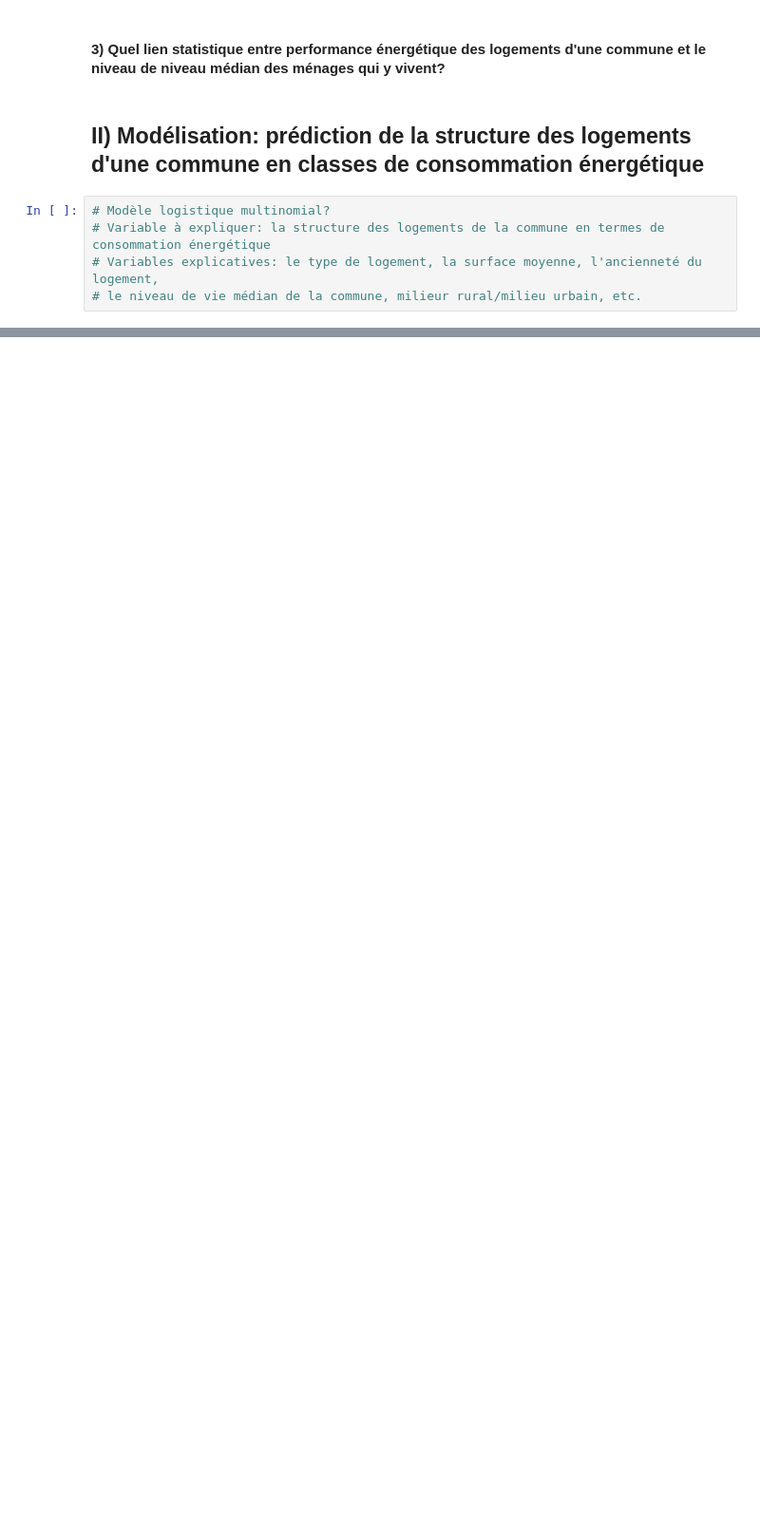
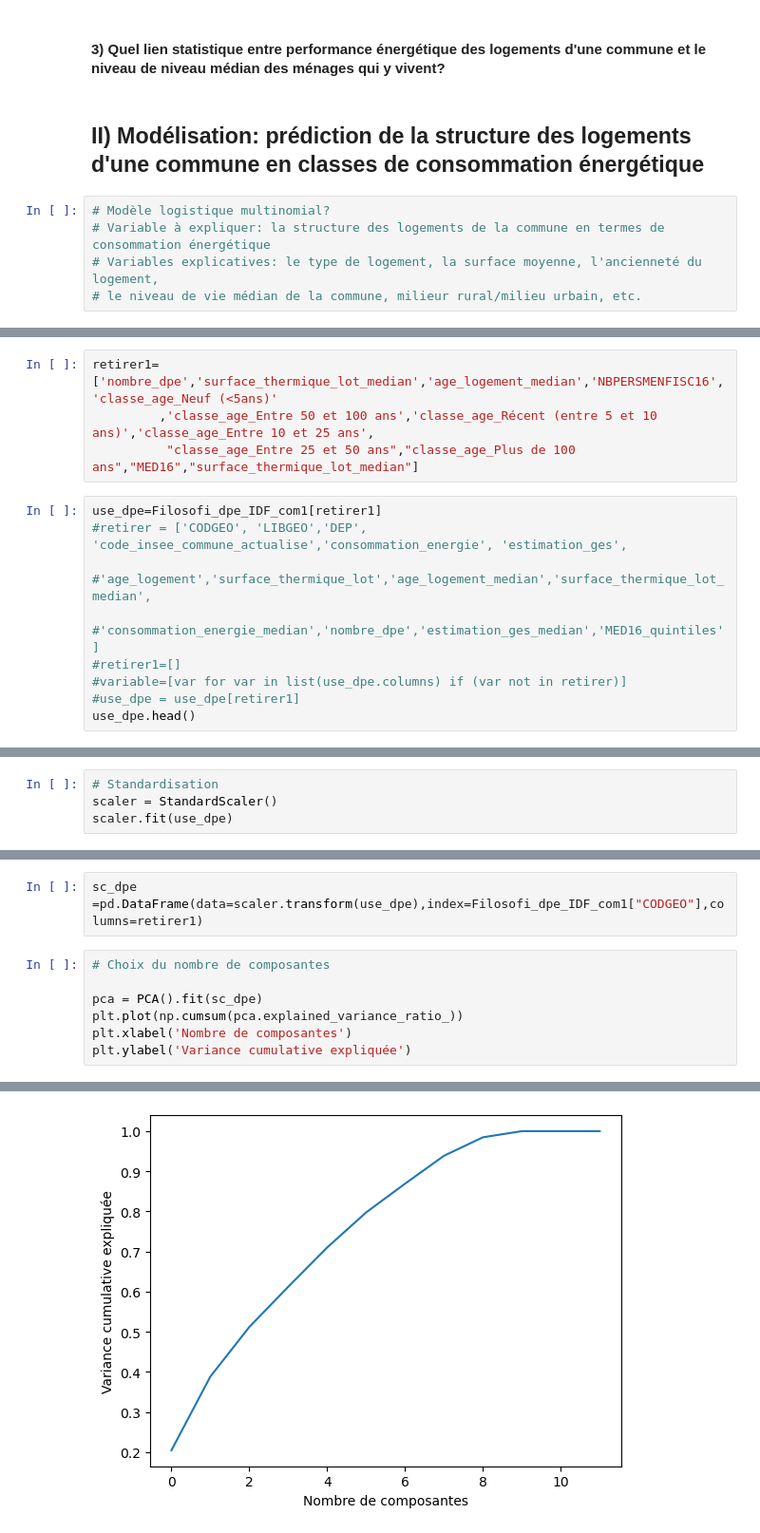
Before and after one commit to gabriel92320/data_science_project, a Jupyter notebook: Analyse_lien_DPE_niveau_vie.ipynb, the cells around one changed output, grey strips where cells are left out. Shown at 95% size. Saved outputs shown, nothing was run; the diff lists cells and outputs as text; blank space fills up the shorter version.

Commit message:
Une APC
Pour verifie la pertinance de la structure de logement et du revenu dans la prediction du niveau de consommation

```diff
--- a/Analyse_lien_DPE_niveau_vie.ipynb
+++ b/Analyse_lien_DPE_niveau_vie.ipynb
@@ -167,0 +174,13 @@ x["proportion_energivores"]=x.sum(axis=1)
+# %%
+retirer1=['nombre_dpe','surface_thermique_lot_median','age_logement_median','NBPERSMENFISC16','classe_age_Neuf (<5ans)'
+         ,'classe_age_Entre 50 et 100 ans','classe_age_Récent (entre 5 et 10 ans)','classe_age_Entre 10 et 25 ans',
+          "classe_age_Entre 25 et 50 ans","classe_age_Plus de 100 ans","MED16","surface_thermique_lot_median"]
+# %%
+use_dpe=Filosofi_dpe_IDF_com1[retirer1]
+#retirer = ['CODGEO', 'LIBGEO','DEP', 'code_insee_commune_actualise','consommation_energie', 'estimation_ges',
+           #'age_logement','surface_thermique_lot','age_logement_median','surface_thermique_lot_median',
+           #'consommation_energie_median','nombre_dpe','estimation_ges_median','MED16_quintiles']
+#retirer1=[]
+#variable=[var for var in list(use_dpe.columns) if (var not in retirer)]
+#use_dpe = use_dpe[retirer1]
+use_dpe.head()
@@ -167,0 +194,4 @@ x["proportion_energivores"]=x.sum(axis=1)
+# %%
+# Standardisation
+scaler = StandardScaler()
+scaler.fit(use_dpe)
@@ -167,0 +209,10 @@ x["proportion_energivores"]=x.sum(axis=1)
+# %%
+sc_dpe =pd.DataFrame(data=scaler.transform(use_dpe),index=Filosofi_dpe_IDF_com1["CODGEO"],columns=retirer1)
+# %%
+# Choix du nombre de composantes
+
+pca = PCA().fit(sc_dpe)
+plt.plot(np.cumsum(pca.explained_variance_ratio_))
+plt.xlabel('Nombre de composantes')
+plt.ylabel('Variance cumulative expliquée')
+# %% [output]
@@ -167,0 +220 @@ x["proportion_energivores"]=x.sum(axis=1)
+[figure, added]
```
Also changed, not shown: parts of 22 cells of this notebook.
